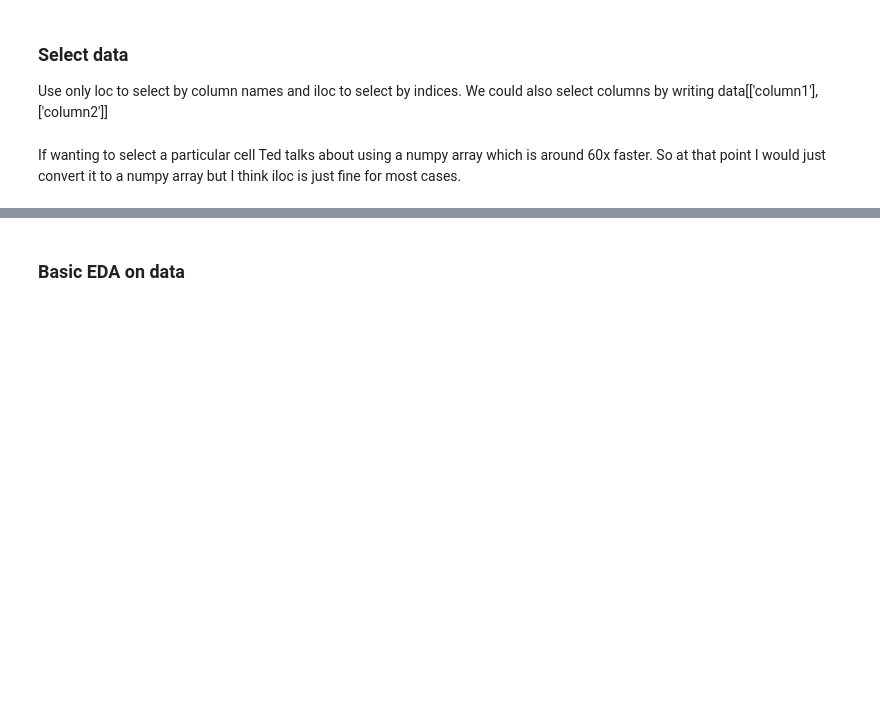
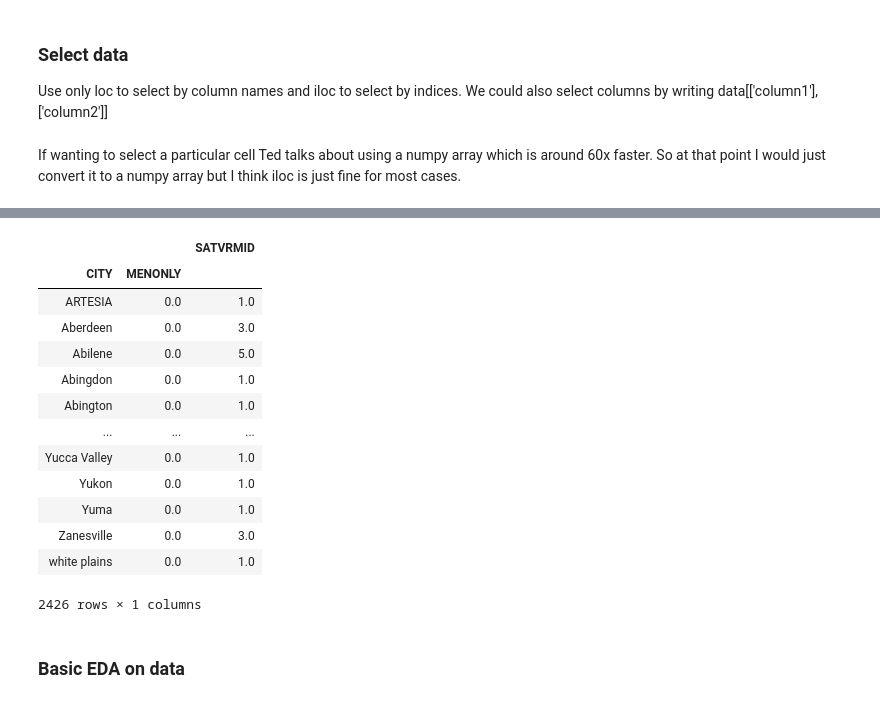
Before and after one commit to goodwin-matt/data_science_toolkit, a Jupyter notebook: DataScienceCode/General_DS/Pandas_Overview.ipynb, the cells around one changed output, grey strips where cells are left out. Drawn from its saved outputs; the diff is of its cells as text; code cells hidden in the pictures; blank space fills up the shorter version.

```diff
--- a/DataScienceCode/Pandas_Overview.ipynb
+++ b/DataScienceCode/General_DS/Pandas_Overview.ipynb
@@ -19,0 +114,3 @@ If wanting to select a particular cell Ted talks about using a numpy array which
+# %%
+def matt_sum(x):
+    return(x.shape[0])
@@ -20,3 +126,22 @@ If wanting to select a particular cell Ted talks about using a numpy array which
+# %%
+test = data.groupby(['CITY','MENONLY']).agg({'SATVRMID':matt_sum})
+# %%
+test
+# %% [output]
+|  |  | SATVRMID |
+| CITY | MENONLY |  |
+| ARTESIA | 0.0 | 1.0 |
+| Aberdeen | 0.0 | 3.0 |
+| Abilene | 0.0 | 5.0 |
+| Abingdon | 0.0 | 1.0 |
+| Abington | 0.0 | 1.0 |
+| ... | ... | ... |
+| Yucca Valley | 0.0 | 1.0 |
+| Yukon | 0.0 | 1.0 |
+| Yuma | 0.0 | 1.0 |
+| Zanesville | 0.0 | 3.0 |
+| white plains | 0.0 | 1.0 |
+2426 rows × 1 columns
 # %% [markdown]
 ### Basic EDA on data
 # %%
```
Also changed, not shown: parts of 16 cells of this notebook, 39 other files.
